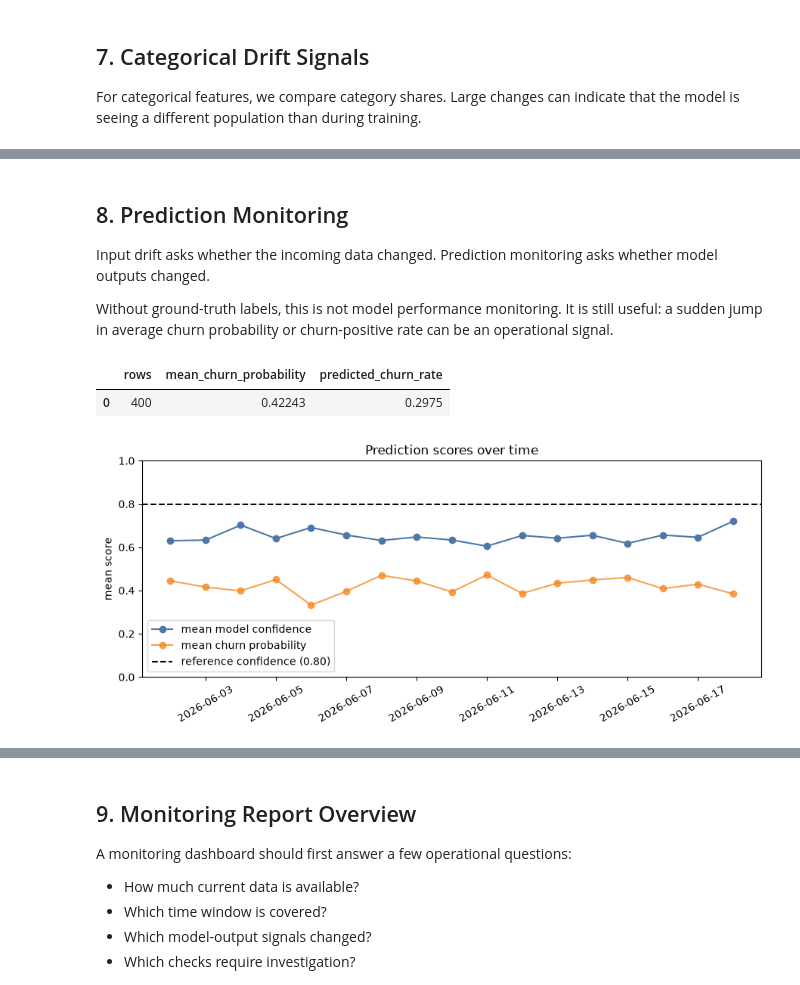
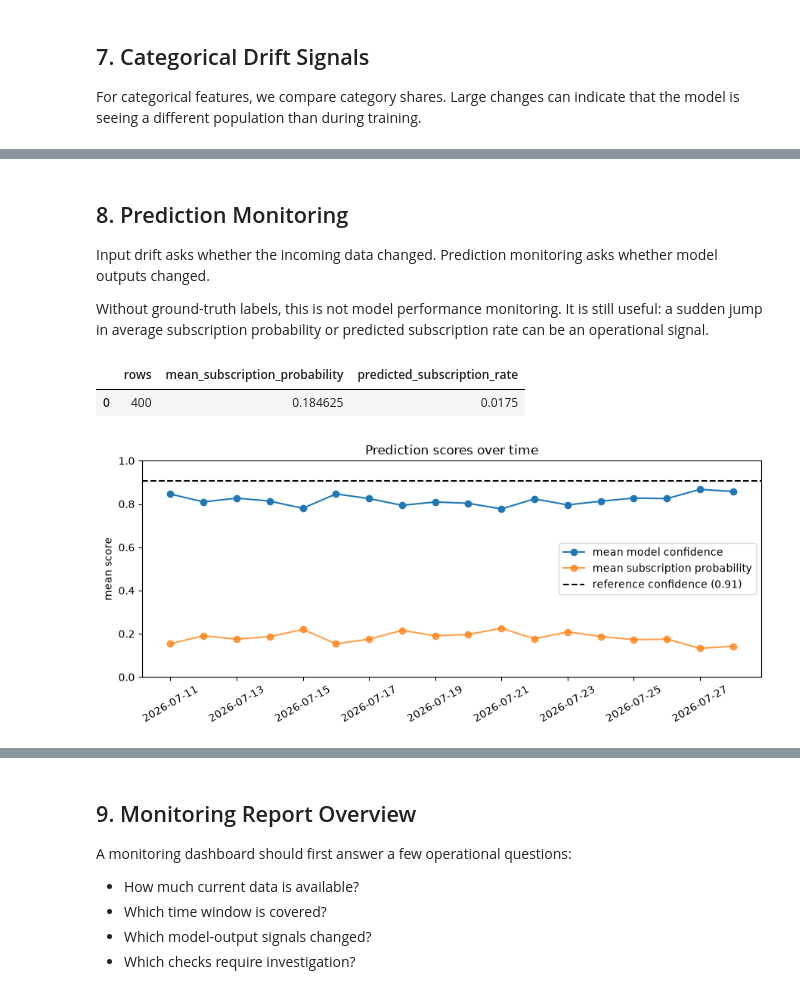
Before and after one commit to PatriciaDelgadoGorostiza/ads2-bank-marketing-project, a Jupyter notebook: notebooks/14_monitoring_and_drift_demo.ipynb, the cells around one changed output, grey strips where cells are left out. Drawn from its saved outputs; the diff is of its cells as text; code cells hidden in the pictures.

Commit message:
Add monitoring and drift analysis

```diff
--- a/notebooks/14_monitoring_and_drift_demo.ipynb
+++ b/notebooks/14_monitoring_and_drift_demo.ipynb
@@ -45,10 +47,10 @@ PROJECT_ROOT = find_project_root(Path.cwd())
 if str(PROJECT_ROOT) not in sys.path:
     sys.path.insert(0, str(PROJECT_ROOT))
 
-from src.dataset import clean_telco_data, load_raw_data
+from src.dataset import clean_bank_marketing_data, load_raw_data
 from src.serving.monitoring import get_monitoring_db_path, load_prediction_logs
 
-RAW_DATA_PATH = PROJECT_ROOT / "data" / "raw" / "Telco-Customer-Churn.csv"
+RAW_DATA_PATH = PROJECT_ROOT / "data" / "raw" / "bank-full.csv"
 MODEL_RESULTS_DIR = PROJECT_ROOT / "reports" / "model_results"
 
 plt.style.use("default")
@@ -61,4 +63,4 @@ Here, we use the cleaned Telco training dataset as reference.
 # %%
-reference_df = clean_telco_data(load_raw_data(RAW_DATA_PATH))
-reference_df[["tenure", "MonthlyCharges", "TotalCharges", "Contract", "InternetService", "PaymentMethod"]].head()
+reference_df = clean_bank_marketing_data(load_raw_data(RAW_DATA_PATH))
+reference_df[["age", "balance", "campaign", "pdays", "previous", "job", "contact", "month"]].head()
 # %% [output]
@@ -205,7 +241,9 @@ def quality_status(value, threshold, higher_is_bad=True):
         return "investigate" if value > threshold else "ok"
     return "investigate" if value < threshold else "ok"
 
+
 quality_rows = []
+
 for feature in monitoring_features:
     missing_rate = dashboard_df[feature].isna().mean() if feature in dashboard_df.columns else 1.0
     quality_rows.append(
@@ -220,21 +258,27 @@ for feature in monitoring_features:
         }
     )
 
-for feature in numeric_features:
+
+minimum_allowed_values = {
+    "age": 18,
+    "campaign": 1,
+}
+
+for feature, min_allowed in minimum_allowed_values.items():
     if feature in dashboard_df.columns:
-        min_allowed = 0
         out_of_range_rate = (dashboard_df[feature] < min_allowed).mean()
         quality_rows.append(
             {
                 "signal_type": "data_quality",
                 "feature": feature,
-                "metric": "below_zero_rate",
+                "metric": "below_minimum_rate",
                 "value": out_of_range_rate,
                 "threshold": 0.0,
                 "status": quality_status(out_of_range_rate, 0.0),
-                "interpretation": "Share of current rows with impossible negative values.",
+                "interpretation": f"Share of current rows below the allowed minimum of {min_allowed}.",
             }
         )
+
 
 for feature in categorical_features:
     if feature in dashboard_df.columns:
@@ -252,5 +296,6 @@ for feature in categorical_features:
             }
         )
 
+
 data_quality_results = pd.DataFrame(quality_rows)
 data_quality_results.sort_values(["status", "value"], ascending=[True, False]).head(20)
@@ -314,9 +387,12 @@ def category_share_comparison(reference, current, feature):
     reference_share = reference[feature].value_counts(normalize=True).rename("reference_share")
     current_share = current[feature].value_counts(normalize=True).rename("current_share")
     comparison = pd.concat([reference_share, current_share], axis=1).fillna(0)
-    comparison["absolute_difference"] = (comparison["current_share"] - comparison["reference_share"]).abs()
+    comparison["absolute_difference"] = (
+        comparison["current_share"] - comparison["reference_share"]
+    ).abs()
     return comparison.sort_values("absolute_difference", ascending=False)
 
-category_share_comparison(reference_df, dashboard_df, "Contract")
+
+category_share_comparison(reference_df, dashboard_df, "contact")
 # %% [output]
 |  | reference_share | current_share | absolute_difference |
@@ -342,15 +426,15 @@ plt.tight_layout()
 
 Input drift asks whether the incoming data changed. Prediction monitoring asks whether model outputs changed.
 
-Without ground-truth labels, this is not model performance monitoring. It is still useful: a sudden jump in average churn probability or churn-positive rate can be an operational signal.
+Without ground-truth labels, this is not model performance monitoring. It is still useful: a sudden jump in average subscription probability or predicted subscription rate can be an operational signal.
 # %%
-if {"churn_probability", "churn_prediction"}.issubset(current_df.columns):
+if {"subscription_probability", "subscription_prediction"}.issubset(current_df.columns):
     prediction_summary = pd.DataFrame(
         [
             {
                 "rows": len(current_df),
-                "mean_churn_probability": current_df["churn_probability"].mean(),
-                "predicted_churn_rate": current_df["churn_prediction"].mean(),
+                "mean_subscription_probability": current_df["subscription_probability"].mean(),
+                "predicted_subscription_rate": current_df["subscription_prediction"].mean(),
             }
         ]
     )
@@ -359,38 +443,40 @@ else:
 
 prediction_summary
 # %% [output]
-|  | rows | mean_churn_probability | predicted_churn_rate |
-| 0 | 400 | 0.42243 | 0.2975 |
+|  | rows | mean_subscription_probability | predicted_subscription_rate |
+| 0 | 400 | 0.184625 | 0.0175 |
 # %%
 if not score_over_time.empty:
     fig, ax = plt.subplots(figsize=(9, 4))
+
     ax.plot(
         score_over_time["timestamp_utc"],
         score_over_time["model_confidence"],
         marker="o",
         label="mean model confidence",
-        color="#4C78A8",
     )
+
     ax.plot(
         score_over_time["timestamp_utc"],
-        score_over_time["churn_probability"],
+        score_over_time["subscription_probability"],
         marker="o",
-        label="mean churn probability",
-        color="#F58518",
+        label="mean subscription probability",
         alpha=0.75,
     )
+
     if not pd.isna(reference_mean_confidence):
         ax.axhline(
             reference_mean_confidence,
             color="black",
             linestyle="--",
             label=f"reference confidence ({reference_mean_confidence:.2f})",
         )
+
     ax.set_ylim(0, 1)
     ax.set_title("Prediction scores over time")
     ax.set_ylabel("mean score")
     ax.legend()
     ax.tick_params(axis="x", rotation=30)
     plt.tight_layout()
 # %% [output]
-[figure, old version]
+[figure, new version]
```
Also changed, not shown: parts of 26 cells of this notebook.
